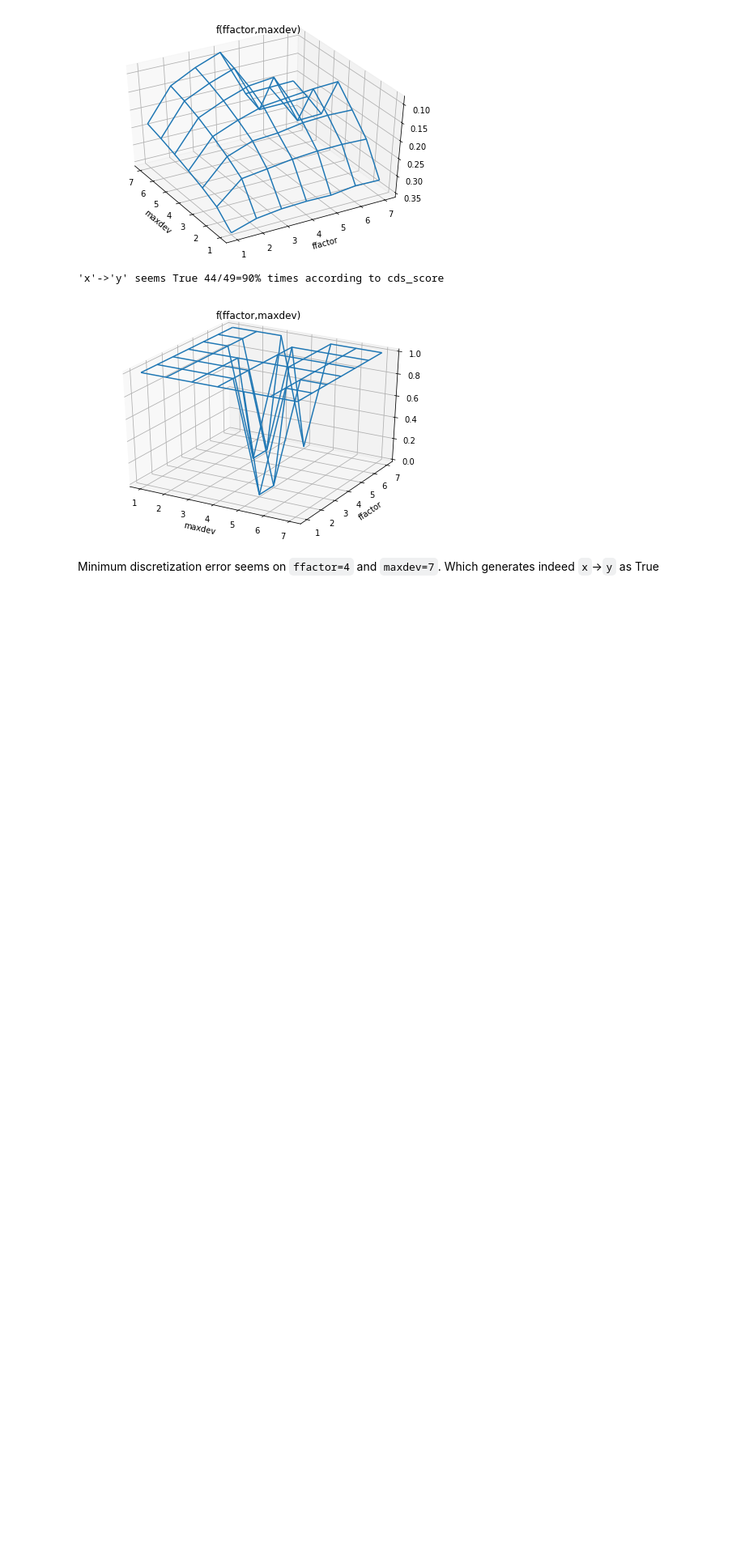
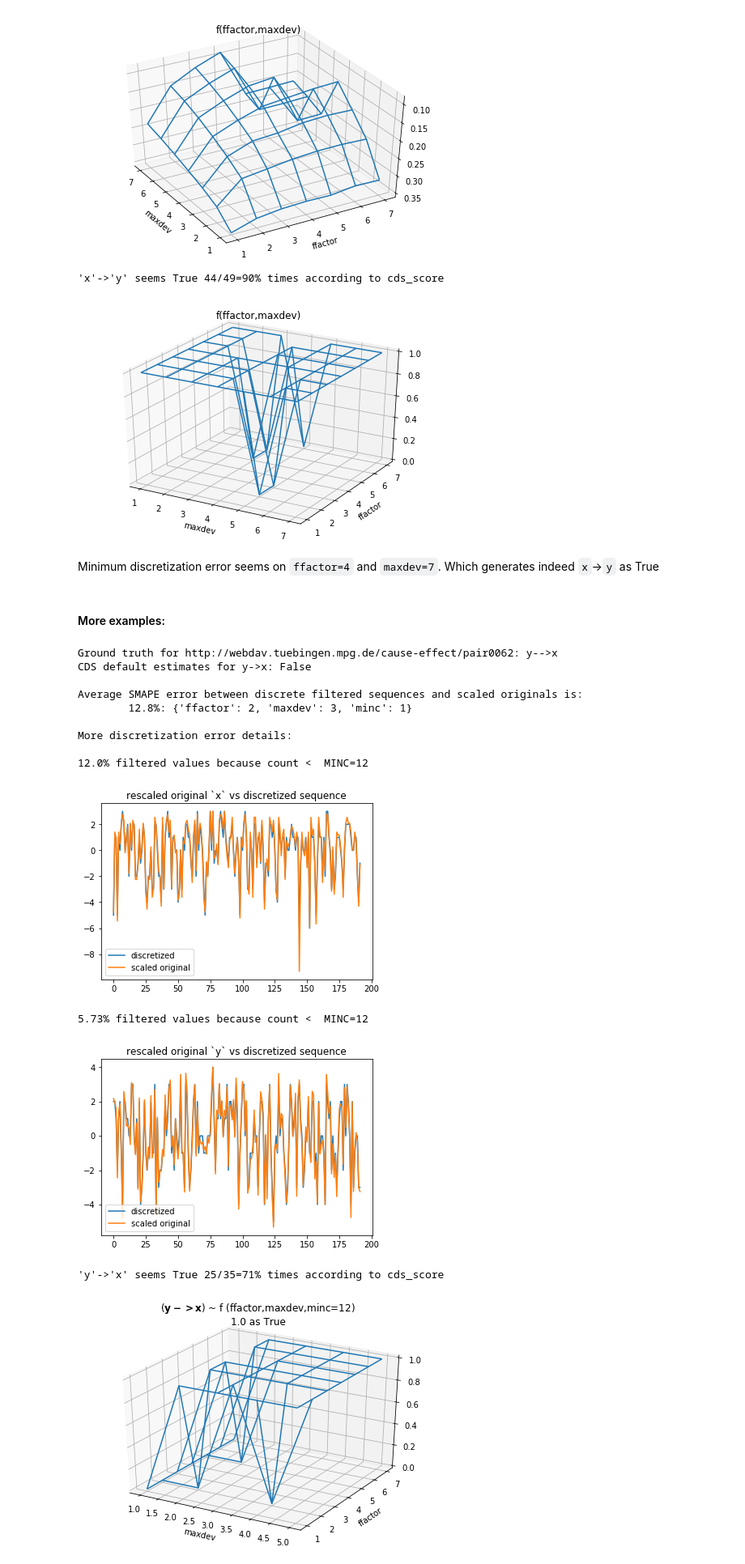
Before and after one commit to muoten/causal-discovery-playground, a Jupyter notebook: automatic_pairwise_causal_discovery_via_cds.ipynb, the cells around one changed output. Shown at 81% size. Drawn from its saved outputs; the diff is of its cells as text; code cells hidden in the pictures; blank space fills up the shorter version.

Commit message:
Add pair0062 analysis and support more examples

```diff
--- a/automatic_pairwise_causal_discovery_via_cds.ipynb
+++ b/automatic_pairwise_causal_discovery_via_cds.ipynb
@@ -473,3 +469,43 @@ plt.show()
 [figure]
 # %% [markdown]
 Minimum discretization error seems on `ffactor=4` and `maxdev=7`. Which generates indeed `x`->`y` as True
+# %% [markdown]
+#### More examples:
+# %%
+F_RANGE = np.arange(1, 8, 1)
+D_RANGE = np.arange(1, 6, 1)
+
+BASEURL = "http://webdav.tuebingen.mpg.de/cause-effect/pair00"
+
+for i in range(62,63):
+    url = "{}{}".format(BASEURL,i)
+    print("Ground truth for {}: {}".format(url, pd.read_csv('{}_des.txt'.format(url), sep='|').iloc[-1,:][0]))
+    df_xy = pd.read_csv('{}.txt'.format(url), sep='\s+', names=['x','y'], index_col=False)
+
+    print("CDS default estimates for y->x: {}\n".format(test_pairwise_cds_score(COL_Y, COL_X, CDS(minc=2))))
+    print("{}: ".format(DISCRETIZATION_ERROR_MESSAGE))
+    print_discretization_errors(COL_X,COL_Y,{"ffactor":2,"maxdev":3,"minc":1})
+    print("\nMore discretization error details:\n")
+    explore_discretization_errors(COL_X, ffactor=2,maxdev=3, minc=12, trace=True)
+    explore_discretization_errors(COL_Y, ffactor=2,maxdev=3, minc=12, trace=True)
+
+    cds_score = test_pairwise_cds_score_grid_params(COL_Y, COL_X, F_RANGE, D_RANGE, minc=1)
+    plot_meshgrid(F_RANGE,D_RANGE,cds_score, interactive=False, title=r'$( \mathbf{y->x} )$' ' ~ f (ffactor,maxdev,minc=12) \n1.0 as True')
+
+    error = test_discretization_error_grid_params(COL_X, COL_Y, F_RANGE, D_RANGE, minc=1)
+    plot_meshgrid(F_RANGE,D_RANGE,error, interactive=False, rotate=False, title='Discretization error: (SMAPE(x)+SMAPE(y))/2\n where SMAPE is Symmetric Mean Average Percentage Error')
+# %% [output]
+Ground truth for http://webdav.tuebingen.mpg.de/cause-effect/pair0062: y-->x
+CDS default estimates for y->x: False
+
+Average SMAPE error between discrete filtered sequences and scaled originals is:
+        12.8%: {'ffactor': 2, 'maxdev': 3, 'minc': 1}
+
+More discretization error details:
+
+12.0% filtered values because count <  MINC=12
+[figure, added]
+5.73% filtered values because count <  MINC=12
+[figure, added]
+'y'->'x' seems True 25/35=71% times according to cds_score
+[figure, added]
```
Also changed, not shown: parts of 5 cells of this notebook.
